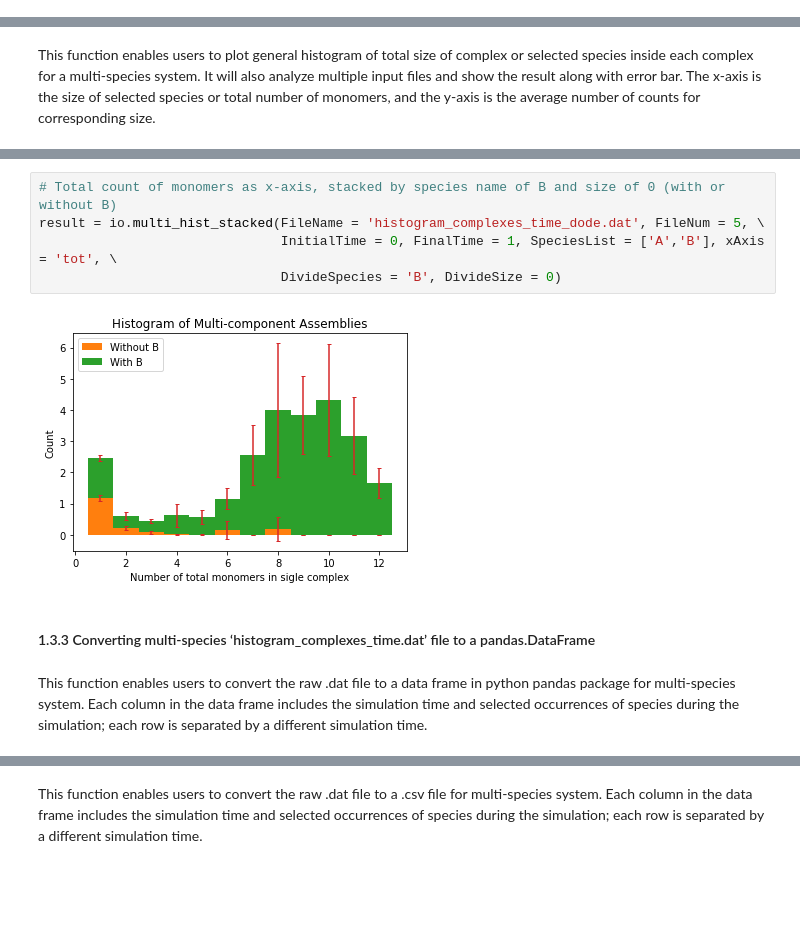
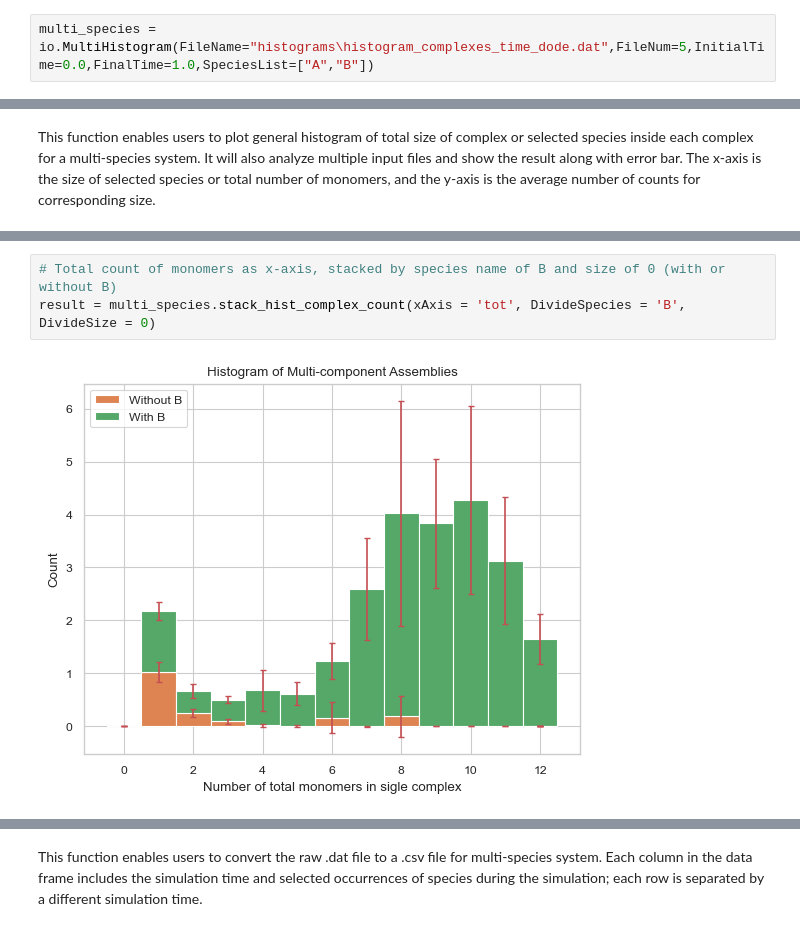
Before and after one commit to jonathanfischer97/ionerdss, a Jupyter notebook: Tutorial/MultiSpeciesTutorial/ioNERDSSTutorialMulti.ipynb, the cells around one changed output, grey strips where cells are left out. Cells and saved outputs as stored; diff of their text form; blank space fills up the shorter version.

```diff
--- a/Tutorial/MultiSpeciesTutorial/ioNERDSSTutorialMulti.ipynb
+++ b/Tutorial/MultiSpeciesTutorial/ioNERDSSTutorialMulti.ipynb
@@ -18,0 +21,2 @@ import ioNERDSS as io
+# %%
+multi_species = io.MultiHistogram(FileName="histograms\histogram_complexes_time_dode.dat",FileNum=5,InitialTime=0.0,FinalTime=1.0,SpeciesList=["A","B"])
@@ -61,11 +67,5 @@ result = io.multi_hist_stacked(FileName = 'histogram_complexes_time_dode.dat', F
 # %%
 # Total count of monomers as x-axis, stacked by species name of B and size of 0 (with or without B)
-result = io.multi_hist_stacked(FileName = 'histogram_complexes_time_dode.dat', FileNum = 5, \
-                               InitialTime = 0, FinalTime = 1, SpeciesList = ['A','B'], xAxis = 'tot', \
-                               DivideSpecies = 'B', DivideSize = 0)
+result = multi_species.stack_hist_complex_count(xAxis = 'tot', DivideSpecies = 'B', DivideSize = 0)
 # %% [output]
-[figure, old version]
+[figure, new version]
-# %% [markdown]
-#### 1.3.3 Converting multi-species ‘histogram_complexes_time.dat’ file to a pandas.DataFrame
-# %% [markdown]
-This function enables users to convert the raw .dat file to a data frame in python pandas package for multi-species system. Each column in the data frame includes the simulation time and selected occurrences of species during the simulation; each row is separated by a different simulation time.
```
Also changed, not shown: parts of 34 cells of this notebook, 24 other files.
